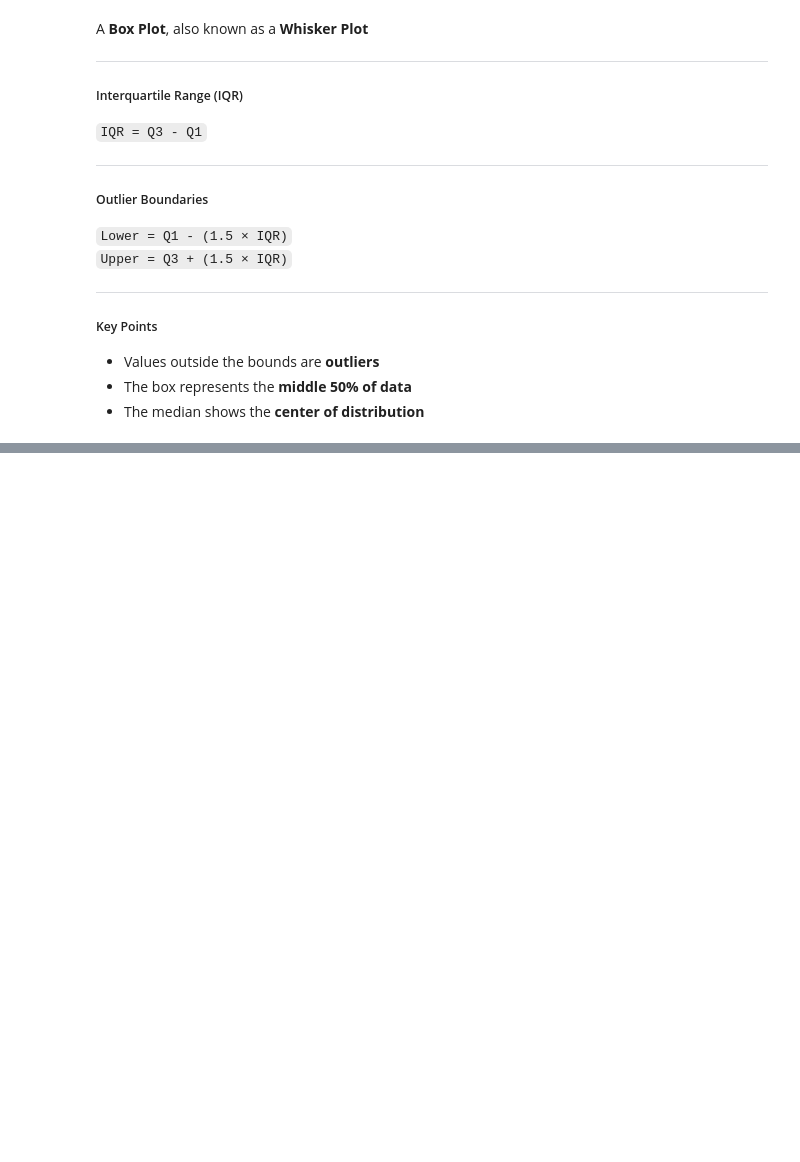
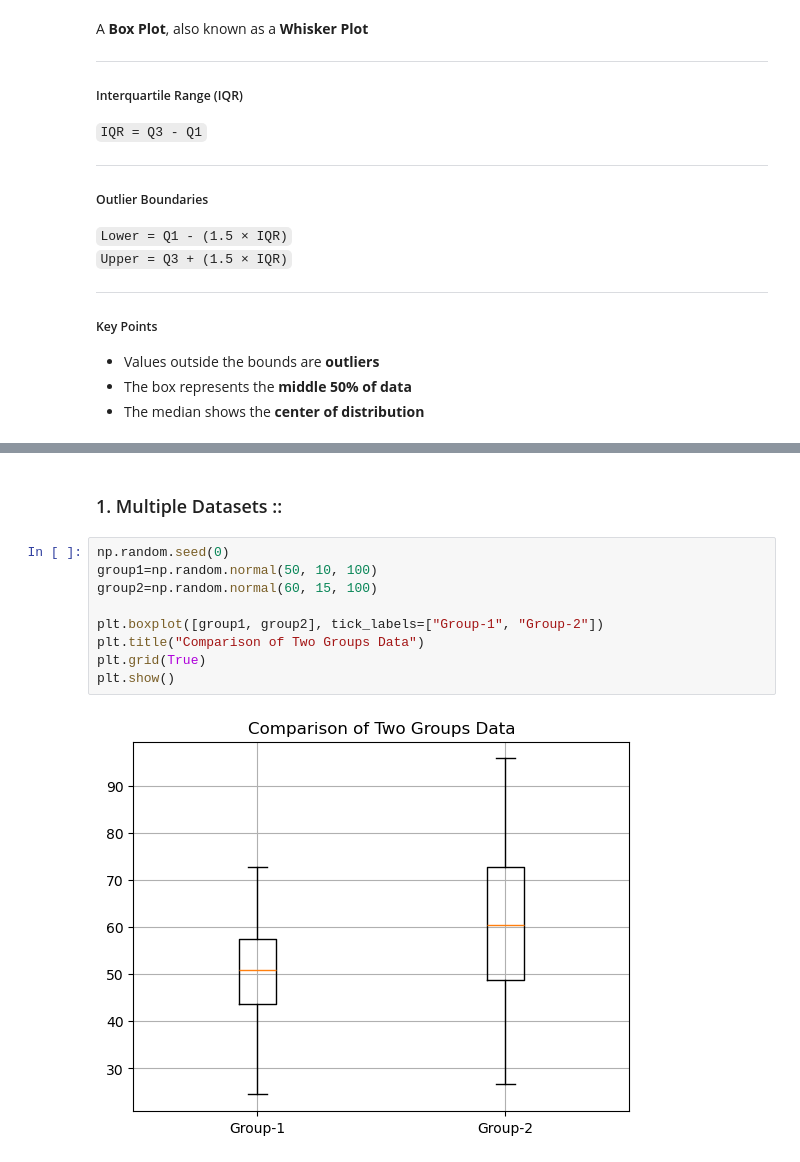
Before and after one commit to sayan629/AI_ML_python, a Jupyter notebook: (18) Data Visualization - 2/data_Visualization(part2).ipynb, the cells around one changed output, grey strips where cells are left out. Saved outputs shown, nothing was run; the diff lists cells and outputs as text; blank space fills up the shorter version.

Commit message:
AI/ML:visualize data using histogram and box plot

```diff
--- a/(18) Data Visualization - 2/data_Visualization(part2).ipynb
+++ b/(18) Data Visualization - 2/data_Visualization(part2).ipynb
@@ -156,0 +163,13 @@ A **Box Plot**, also known as a **Whisker Plot**
+# %% [markdown]
+### 1. Multiple Datasets ::
+# %%
+np.random.seed(0)
+group1=np.random.normal(50, 10, 100)
+group2=np.random.normal(60, 15, 100)
+
+plt.boxplot([group1, group2], tick_labels=["Group-1", "Group-2"])
+plt.title("Comparison of Two Groups Data")
+plt.grid(True)
+plt.show()
+# %% [output]
+[figure, added]
```
Also changed, not shown: parts of 7 cells of this notebook.
